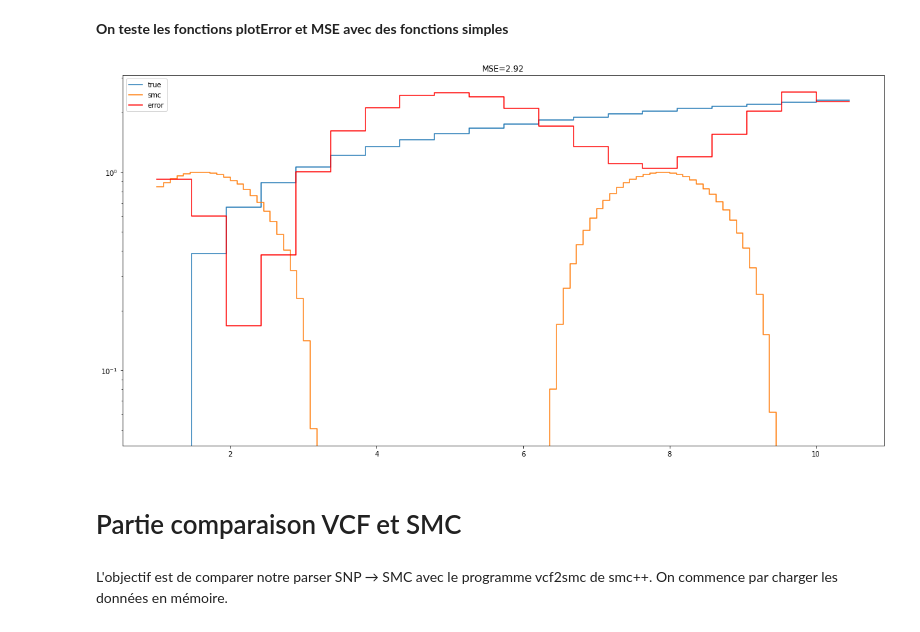
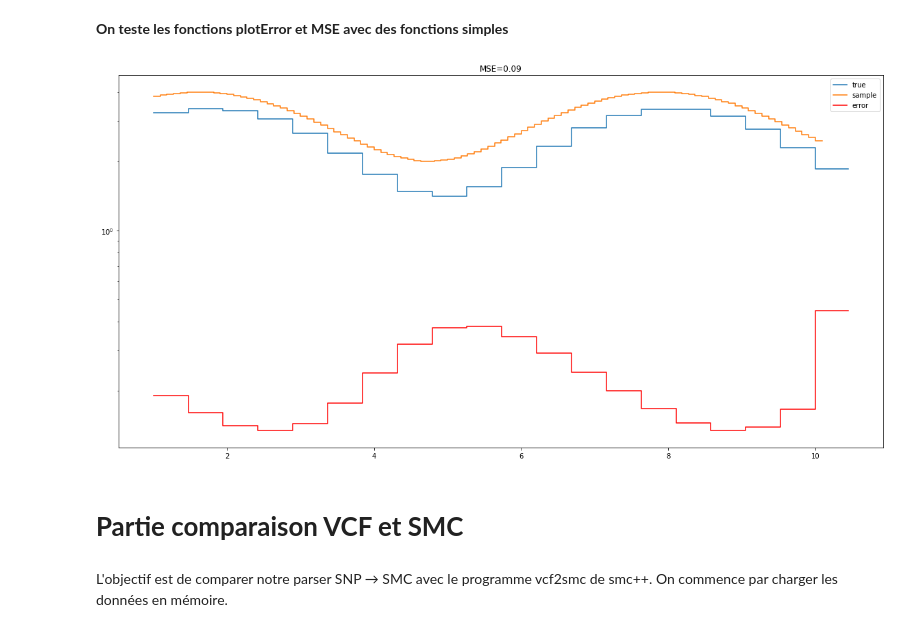
Before and after one commit to jayflora/SMCpp_HDGP, a Jupyter notebook: smc.ipynb, the cells around one changed output. Saved outputs shown, nothing was run; the diff lists cells and outputs as text; code cells hidden in the pictures.

```diff
--- a/smc.ipynb
+++ b/smc.ipynb
@@ -312,5 +293,0 @@ def meanPlot(scenario):
-# %%
-fig = plt.imread(f"out/scenario_{scenario}/dist_{0}/plot.png")
-plt.title(f"scenario_{11687},dist_{0}")
-plt.imshow(fig)
-plt.show()
@@ -545,14 +454,14 @@ def toPlotPopulation(X, Y):
     Y2 = np.append(Y2, Y2[-1])
     return X2, Y2
 # %%
-def plotError(trueX, trueY, smcX, smcY):
+def plotError(trueX, trueY, smcX, smcY, true="true", sample="sample"):
     mse, error = MSE(trueX, trueY, smcX, smcY)
     trueX2, trueY2 = toPlotPopulation(trueX, trueY)
     smcX2, smcY2 = toPlotPopulation(smcX, smcY)
     trueX2, error2 = toPlotPopulation(trueX, error)
-    fig, ax = plt.subplots(1, 1, figsize=(20, 10))
-    ax.plot(trueX2, trueY2, label='true')
-    ax.plot(smcX2, smcY2, label='smc')
+    fig, ax = plt.subplots(1, 1, figsize=(13, 6))
+    ax.plot(trueX2, trueY2, label=true)
+    ax.plot(smcX2, smcY2, label=sample)
     ax.plot(trueX2, error2, c='red', label='error')
     ax.set_title(f"MSE={mse:.2f}")
     ax.set_yscale('log')
@@ -588,13 +509,13 @@ def MSE(trueX, trueY, smcX, smcY):
 # %%
 trueX = np.linspace(1, 10, 20)
 smcX = np.linspace(1, 10, 100)
-trueY = np.log(trueX)
-smcY = np.sin(smcX)
+trueY = np.sin(trueX) + 2.4
+smcY = np.sin(smcX)  + 3
 plotError(trueX, trueY, smcX, smcY)
 # %% [output]
-[figure, old version]
+[figure, new version]
 # %% [markdown]
-# Partie comparaison VCF et SMC
+# **Partie comparaison VCF et SMC**
 # %% [markdown]
 L'objectif est de comparer notre parser SNP → SMC avec le programme vcf2smc de smc++.
 On commence par charger les données en mémoire.
```
Also changed, not shown: parts of 53 cells of this notebook.
